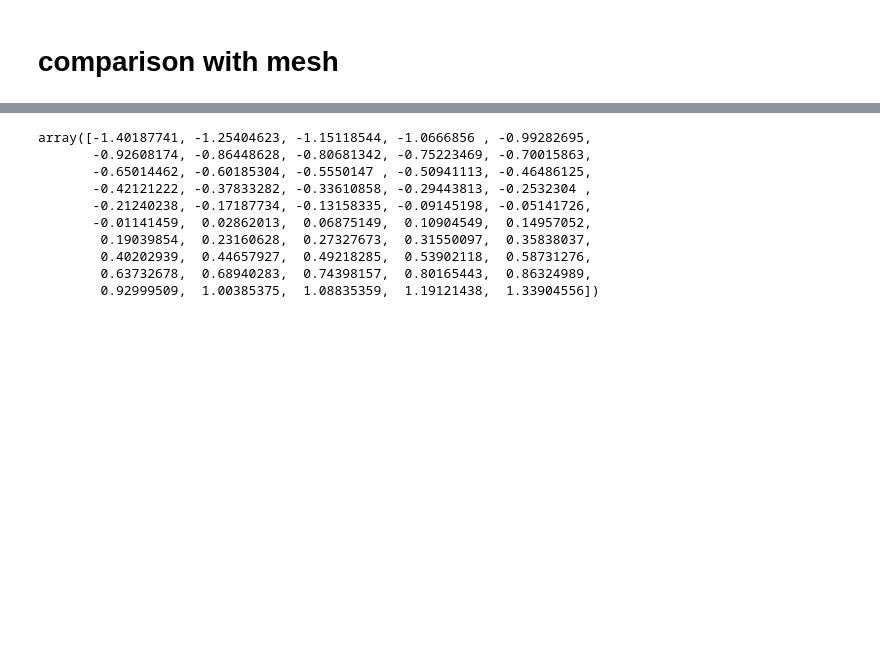
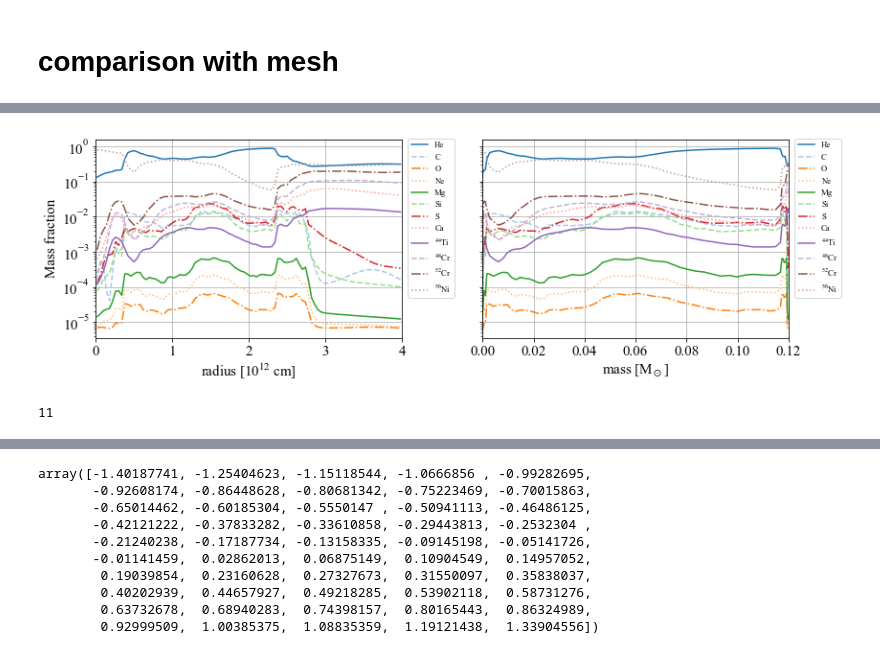
Before and after one commit to KjrKwn/photons, a Jupyter notebook: analysis/python/plot2.ipynb, the cells around one changed output, grey strips where cells are left out. Drawn from its saved outputs; the diff is of its cells as text; code cells hidden in the pictures; blank space fills up the shorter version.

```diff
--- a/analysis/python/plot2.ipynb
+++ b/analysis/python/plot2.ipynb
@@ -49,5 +49,5 @@ vel_hewd = np.array([4.49999438e+03, 1.54867843e+04, 1.27477734e+01]) * 1e5
 system = "AB"
 # system = "ST"
 # %%
-filters = photontools.read_all_filters()
-filter_focas, filter_johnson, filter_ps, filter_swift, filter_twomass = filters
+# filters = photontools.read_all_filters()
+# filterfilter_focas, filter_johnson, filter_ps, filter_swift, filter_twomass = filters
@@ -604,0 +604,4 @@ plt.close()
+# %%
+X_r = (np.sum(mesh_.data[:,:,:,15:].swapaxes(3,2).swapaxes(2,1).swapaxes(1,0) * mesh_.data[:,:,:,14], axis=(2,3)) / np.sum(mesh_.data[:,:,:,14], axis=(1,2))).swapaxes(0,1)
+# shape
+# .swapaxes(1,0).swapaxes(2,1).swapaxes(3,2).shape
@@ -604,0 +646,36 @@ plt.close()
+# %%
+labels_ = np.array(["He", "C", "O", "Ne", "Mg", "Si", "S", "Ca", r"$^{44}$Ti", r"$^{48}$Cr", r"$^{52}$Cr", r"$^{56}$Ni"])
+indexes_ = np.array([14, 18, 20, 22, 24, 26, 28, 32, 43, 44, 45, 46])
+colors_ = sns.color_palette("tab20", labels_.size)
+lss_ = lss * 4
+
+fig, axes = plt.subplots(1,2, figsize=(12,4), sharey=True)
+# fig.figsize=((18,6))
+ax = axes[0]
+for i, j in enumerate(indexes_):
+    ax.semilogy(mesh_.radius * 1e-12, X_r[:,j], label=labels_[i], color=colors_[i], ls=lss_[i])
+ax.set_xlim(0, 4)
+ax.set_xlabel(r"radius [10$^{12}$ cm]")
+ax.set_ylabel("Mass fraction")
+ax.grid()
+ax.legend(fontsize="xx-small", loc=(1.02,0.2))
+
+ax = axes[1]
+for i, j in enumerate(indexes_):
+    ax.semilogy(mesh_.mass / c.M_sun.cgs, X_r[:,j], label=labels_[i], color=colors_[i], ls=lss_[i])
+ax.set_xlim(0, 0.12)
+ax.set_xlabel(r"mass [M$_\odot$]")
+ax.grid()
+ax.legend(fontsize="xx-small", loc=(1.02,0.2))
+
+
+fig.tight_layout()
+# plt.savefig("figs/hewd/abundance_distribution2.png", dpi=300, transparent=True)
+plt.show()
+plt.close()
+# %% [output]
+[figure, added]
+# %%
+len(labels_)
+# %% [output]
+11
```
Also changed, not shown: parts of 18 cells of this notebook, 16 other files.
